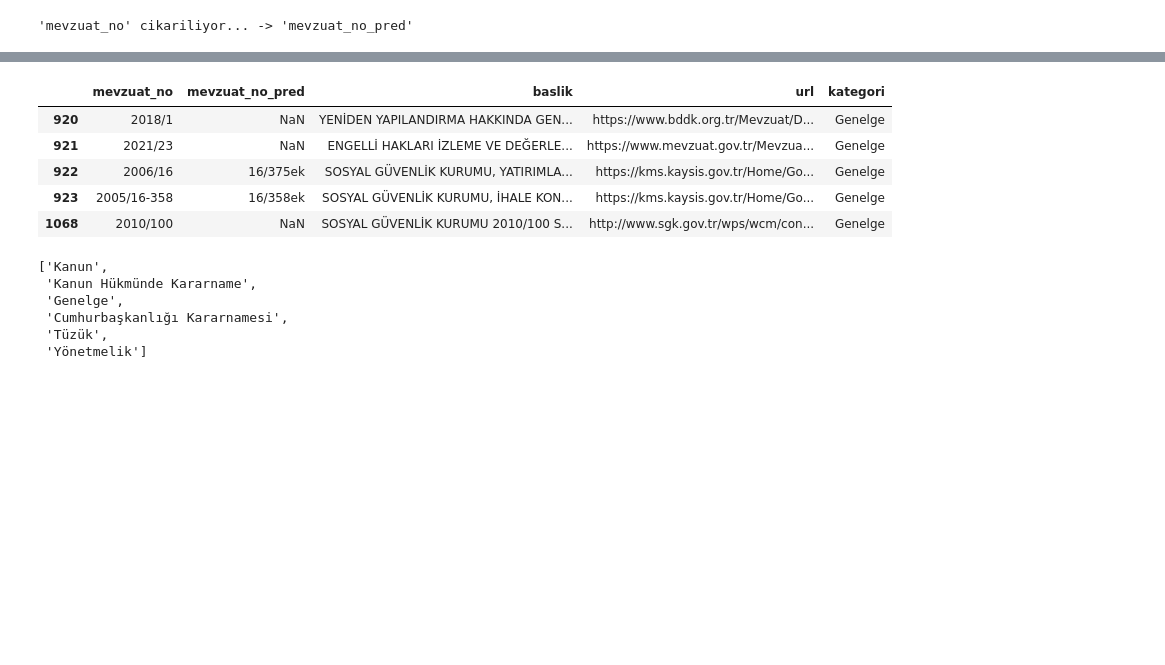
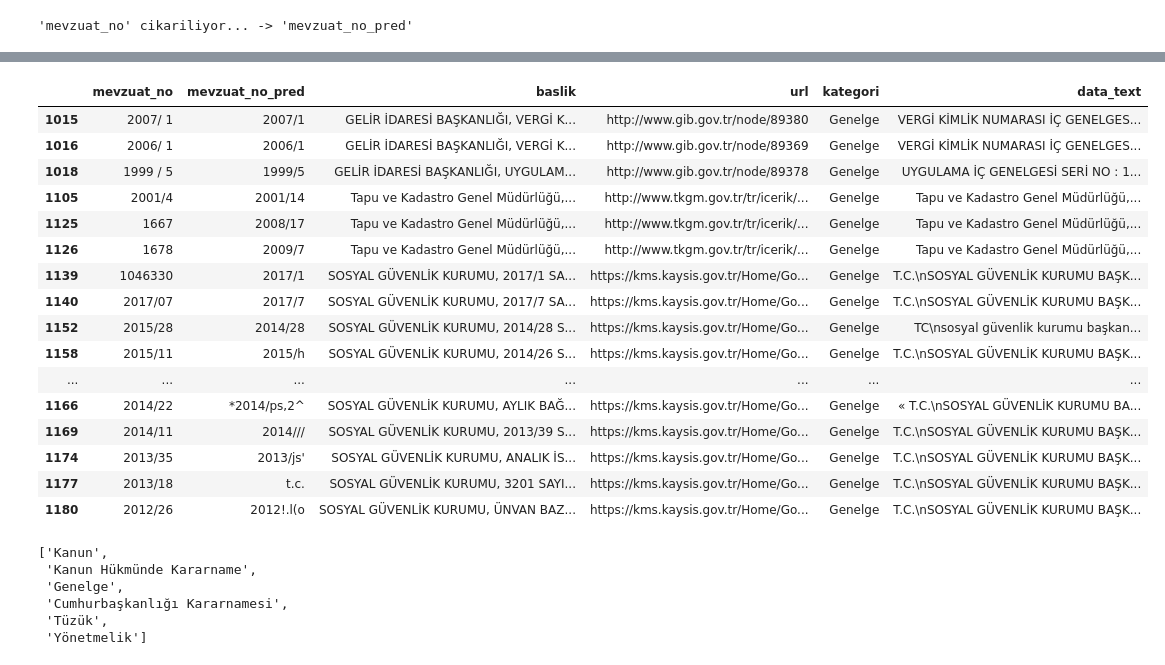
Before and after one commit to L2-Regulasyon/Teknofest2022, a Jupyter notebook: notebook/teknofest_anil.ipynb, the cells around one changed output, grey strips where cells are left out. Cells and saved outputs as stored; diff of their text form; code cells hidden in the pictures; blank space fills up the shorter version.

Commit message:
- Finished "mevzuat_no" routine - Updated eval_utils.py and constants.py for NaN values

```diff
--- a/notebook/teknofest_anil.ipynb
+++ b/notebook/teknofest_anil.ipynb
@@ -152,16 +158,27 @@ Basari Orani: 0.8873
 # %%
 show_false_predictions(input_df=df,
                        feature_extractor=mevzuat_no_extractor,
-                       cols=["baslik", "url", "kategori"],
+                       cols=["baslik", "url", "kategori", "data_text"],
                        include_na=False,
-                       first_n=5)
+                       first_n=25)
 # %% [output]
-|  | mevzuat_no | mevzuat_no_pred | baslik | url | kategori |
-| 920 | 2018/1 | NaN | YENİDEN YAPILANDIRMA HAKKINDA GEN... | https://www.bddk.org.tr/Mevzuat/D... | Genelge |
-| 921 | 2021/23 | NaN | ENGELLİ HAKLARI İZLEME VE DEĞERLE... | https://www.mevzuat.gov.tr/Mevzua... | Genelge |
-| 922 | 2006/16 | 16/375ek | SOSYAL GÜVENLİK KURUMU, YATIRIMLA... | https://kms.kaysis.gov.tr/Home/Go... | Genelge |
-| 923 | 2005/16-358 | 16/358ek | SOSYAL GÜVENLİK KURUMU, İHALE KON... | https://kms.kaysis.gov.tr/Home/Go... | Genelge |
-| 1068 | 2010/100 | NaN | SOSYAL GÜVENLİK KURUMU 2010/100 S... | http://www.sgk.gov.tr/wps/wcm/con... | Genelge |
+|  | mevzuat_no | mevzuat_no_pred | baslik | url | kategori | data_text |
+| 1015 | 2007/ 1 | 2007/1 | GELİR İDARESİ BAŞKANLIĞI, VERGİ K... | http://www.gib.gov.tr/node/89380 | Genelge | VERGİ KİMLİK NUMARASI İÇ GENELGES... |
+| 1016 | 2006/ 1 | 2006/1 | GELİR İDARESİ BAŞKANLIĞI, VERGİ K... | http://www.gib.gov.tr/node/89369 | Genelge | VERGİ KİMLİK NUMARASI İÇ GENELGES... |
+| 1018 | 1999 / 5 | 1999/5 | GELİR İDARESİ BAŞKANLIĞI, UYGULAM... | http://www.gib.gov.tr/node/89378 | Genelge | UYGULAMA İÇ GENELGESİ SERİ NO : 1... |
+| 1105 | 2001/4 | 2001/14 | Tapu ve Kadastro Genel Müdürlüğü,... | http://www.tkgm.gov.tr/tr/icerik/... | Genelge | Tapu ve Kadastro Genel Müdürlüğü,... |
+| 1125 | 1667 | 2008/17 | Tapu ve Kadastro Genel Müdürlüğü,... | http://www.tkgm.gov.tr/tr/icerik/... | Genelge | Tapu ve Kadastro Genel Müdürlüğü,... |
+| 1126 | 1678 | 2009/7 | Tapu ve Kadastro Genel Müdürlüğü,... | http://www.tkgm.gov.tr/tr/icerik/... | Genelge | Tapu ve Kadastro Genel Müdürlüğü,... |
+| 1139 | 1046330 | 2017/1 | SOSYAL GÜVENLİK KURUMU, 2017/1 SA... | https://kms.kaysis.gov.tr/Home/Go... | Genelge | T.C.\nSOSYAL GÜVENLİK KURUMU BAŞK... |
+| 1140 | 2017/07 | 2017/7 | SOSYAL GÜVENLİK KURUMU, 2017/7 SA... | https://kms.kaysis.gov.tr/Home/Go... | Genelge | T.C.\nSOSYAL GÜVENLİK KURUMU BAŞK... |
+| 1152 | 2015/28 | 2014/28 | SOSYAL GÜVENLİK KURUMU, 2014/28 S... | https://kms.kaysis.gov.tr/Home/Go... | Genelge | TC\nsosyal güvenlik kurumu başkan... |
+| 1158 | 2015/11 | 2015/h | SOSYAL GÜVENLİK KURUMU, 2014/26 S... | https://kms.kaysis.gov.tr/Home/Go... | Genelge | T.C.\nSOSYAL GÜVENLİK KURUMU BAŞK... |
+| ... | ... | ... | ... | ... | ... | ... |
+| 1166 | 2014/22 | *2014/ps,2^ | SOSYAL GÜVENLİK KURUMU, AYLIK BAĞ... | https://kms.kaysis.gov.tr/Home/Go... | Genelge | « T.C.\nSOSYAL GÜVENLİK KURUMU BA... |
+| 1169 | 2014/11 | 2014/// | SOSYAL GÜVENLİK KURUMU, 2013/39 S... | https://kms.kaysis.gov.tr/Home/Go... | Genelge | T.C.\nSOSYAL GÜVENLİK KURUMU BAŞK... |
+| 1174 | 2013/35 | 2013/js' | SOSYAL GÜVENLİK KURUMU, ANALIK İS... | https://kms.kaysis.gov.tr/Home/Go... | Genelge | T.C.\nSOSYAL GÜVENLİK KURUMU BAŞK... |
+| 1177 | 2013/18 | t.c. | SOSYAL GÜVENLİK KURUMU, 3201 SAYI... | https://kms.kaysis.gov.tr/Home/Go... | Genelge | T.C.\nSOSYAL GÜVENLİK KURUMU BAŞK... |
+| 1180 | 2012/26 | 2012!.l(o | SOSYAL GÜVENLİK KURUMU, ÜNVAN BAZ... | https://kms.kaysis.gov.tr/Home/Go... | Genelge | T.C.\nSOSYAL GÜVENLİK KURUMU BAŞK... |
 # %%
 constants.COLS_MEVZUAT_NO
 # %% [output]
```
Also changed, not shown: parts of 5 cells of this notebook, 4 other files.
